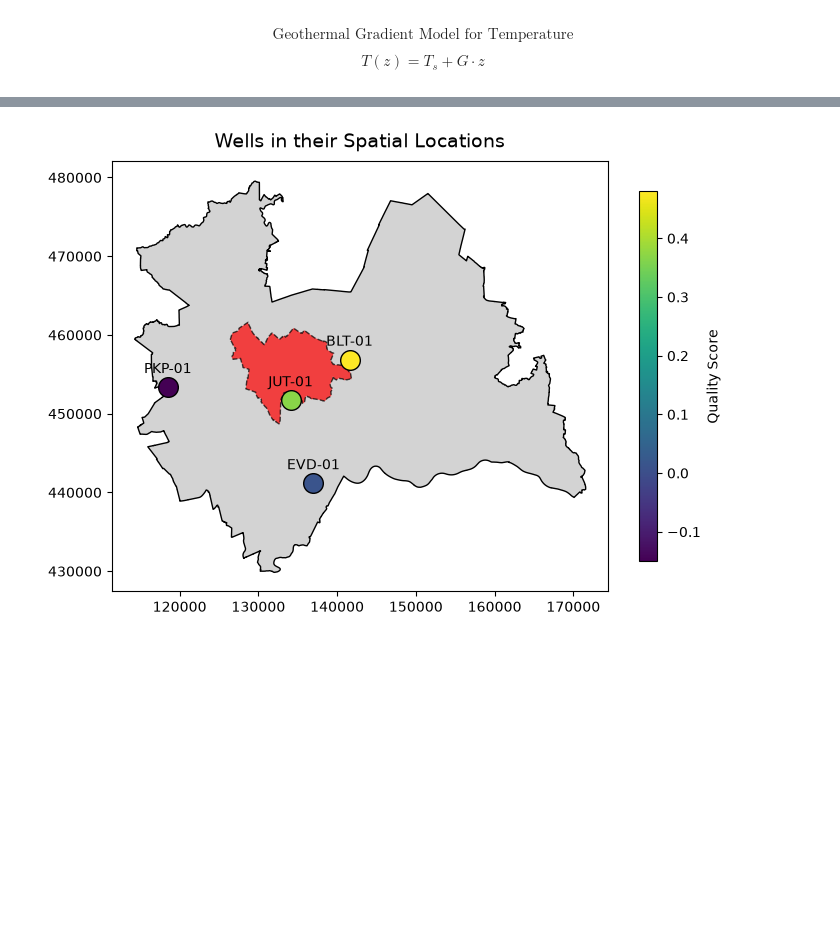
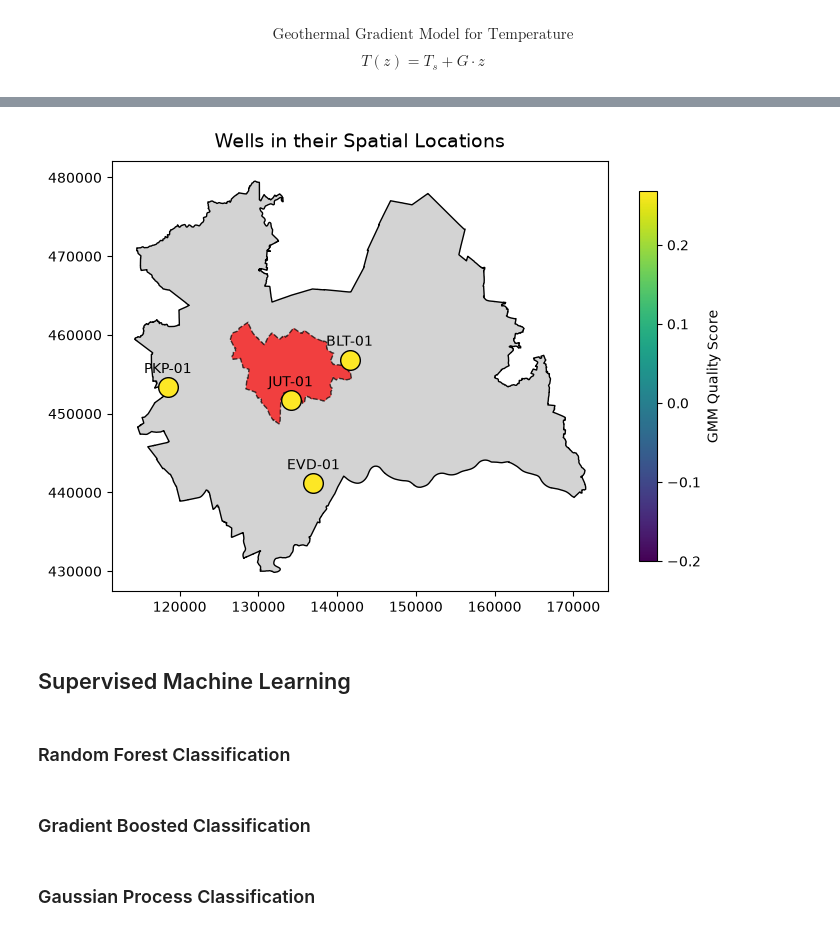
Before and after one commit to sadaraka-kadi/probable-eureka, a Jupyter notebook: notebooks/03_ml_workflow.ipynb, the cells around one changed output, grey strips where cells are left out. Drawn from its saved outputs; the diff is of its cells as text; code cells hidden in the pictures; blank space fills up the shorter version.

Commit message:
Unsupervised Machine Learning

```diff
--- a/notebooks/03_ml_workflow.ipynb
+++ b/notebooks/03_ml_workflow.ipynb
@@ -163,0 +257,7 @@ well_agg["quality_class"] = well_agg["quality_score"].apply(classify)
+# %%
+well_pca_quality = (
+    df.groupby("well_id")["PC1_quality"]
+    .mean()
+    .rename("pca_quality_score")
+    .reset_index()
+)
@@ -163,0 +266,20 @@ well_agg["quality_class"] = well_agg["quality_score"].apply(classify)
+# %%
+n_components = min(8, max(2, n_wells - 1))
+bgm = BayesianGaussianMixture(
+    n_components=n_components,
+    covariance_type="full",
+    weight_concentration_prior_type="dirichlet_process",
+    random_state=42,
+    max_iter=500,
+)
+well_gmm_labels = bgm.fit_predict(well_X_scaled)
+well_features["GMM_Cluster"] = well_gmm_labels
+df["GMM_Cluster"] = df["well_id"].map(well_features["GMM_Cluster"])
+
+effective_components = int(np.sum(bgm.weights_ > 0.01))
+print(f"Bayesian Gaussian Mixture clustered {n_wells} wells (per well, not per row)")
+print(f"Components with non-trivial weight: {effective_components} (of {bgm.n_components} allowed)")
+print("\nWell -> GMM cluster assignment:")
+print(well_features["GMM_Cluster"])
+print("\nRows per GMM cluster (inherited from each row's well):")
+print(df["GMM_Cluster"].value_counts().sort_index())
@@ -163,0 +314,6 @@ well_agg["quality_class"] = well_agg["quality_score"].apply(classify)
+# %%
+well_quality_lookup = well_agg.set_index("well_id")["quality_score"]
+well_features["rqi_quality_score"] = well_quality_lookup.reindex(well_features.index)
+well_features["kmeans_quality_score"] = well_features.groupby("Cluster")["rqi_quality_score"].transform("mean")
+well_features["pca_quality_score"] = well_pca_quality.set_index("well_id")["pca_quality_score"].reindex(well_features.index)
+well_features["gmm_quality_score"] = well_features.groupby("GMM_Cluster")["rqi_quality_score"].transform("mean")
@@ -164,24 +335,32 @@ well_agg["quality_class"] = well_agg["quality_score"].apply(classify)
 # %%
 fig, ax = plt.subplots(figsize=(8, 8))
 
 utrecht_province.plot(ax=ax, color="lightgrey", edgecolor='black')
 utrecht_city.plot(ax=ax, color="red", edgecolor="black", linestyle="--", alpha=0.7)
 
 for well in well_list:
-    well_data = well_agg[well_agg['well_id'] == well]
+    well_data = well_agg[well_agg["well_id"] == well]
 
     if not well_data.empty:
         x = well_data['easting'].values[0]
         y = well_data['northing'].values[0]
-        score = well_data['quality_score'].values[0]
+        score = well_features['gmm_quality_score'].values[0]
 
-        sc = ax.scatter(x, y, c=[score], cmap='viridis', vmin=well_agg['quality_score'].min(), vmax=well_agg['quality_score'].max(), s=200, edgecolors='black', zorder=3)
+        sc = ax.scatter(x, y, c=[score], cmap='viridis', vmin=well_features['gmm_quality_score'].min(), vmax=well_features['gmm_quality_score'].max(), s=200, edgecolors='black', zorder=3)
         ax.annotate(well, (x, y), textcoords="offset points", xytext=(0,10), ha='center')
 
 cbar = plt.colorbar(sc, ax=ax, shrink=0.6)
-cbar.set_label('Quality Score')
+cbar.set_label('GMM Quality Score')
 
 ax.set_title("Wells in their Spatial Locations", fontsize=14, pad=10)
 plt.show()
 # %% [output]
-[figure, old version]
+[figure, new version]
+# %% [markdown]
+## Supervised Machine Learning
+# %% [markdown]
+### Random Forest Classification
+# %% [markdown]
+### Gradient Boosted Classification
+# %% [markdown]
+### Gaussian Process Classification
```
Also changed, not shown: parts of 22 cells of this notebook.
